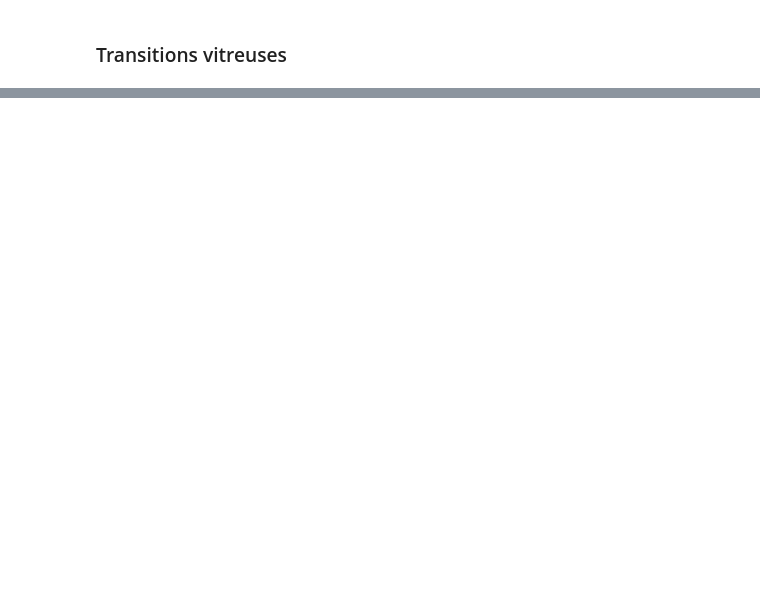
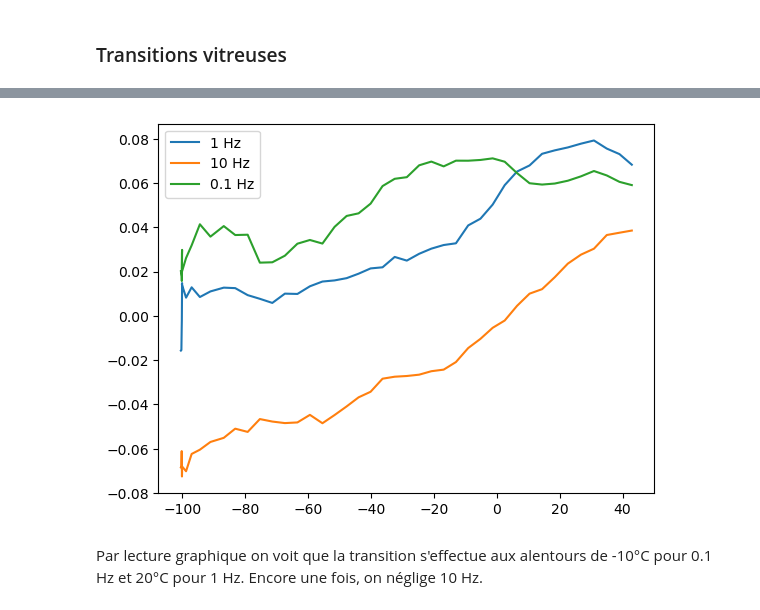
Before and after one commit to noamguillou/MPI-TP7, a Jupyter notebook: TP7.ipynb, the cells around one changed output, grey strips where cells are left out. Cells and saved outputs as stored; diff of their text form; code cells hidden in the pictures; blank space fills up the shorter version.

```diff
--- a/TP7.ipynb
+++ b/TP7.ipynb
@@ -87,0 +180,14 @@ A 0.1 HZ, la transition vitreuse se situe à 125.0 °C
+# %%
+#PMMA120----------------------------------------------------------------------
+# Il est clair d'après les premiers graphiques que les transitions beta s'effectuent
+# dans l'intervalle de température de -100°C à 40°C, on se concentre donc sur cette plage
+# pour mieux voir les variatons de tan delta.
+plt.plot(PMMA120['Temp(C)'][:45], PMMA120['Tan Delta1,'][:45], label='1 Hz')
+plt.plot(PMMA120['Temp(C)'][:45], PMMA120['Tan Delta10,'][:45], label='10 Hz')
+plt.plot(PMMA120['Temp(C)'][:45], PMMA120['Tan Delta,1'][:45], label='0.1 Hz')
+plt.legend()
+plt.show()
+# %% [output]
+[figure, added]
+# %% [markdown]
+Par lecture graphique on voit que la transition s'effectue aux alentours de -10°C pour 0.1 Hz et 20°C pour 1 Hz. Encore une fois, on néglige 10 Hz.
```
Also changed, not shown: parts of 16 cells of this notebook.
